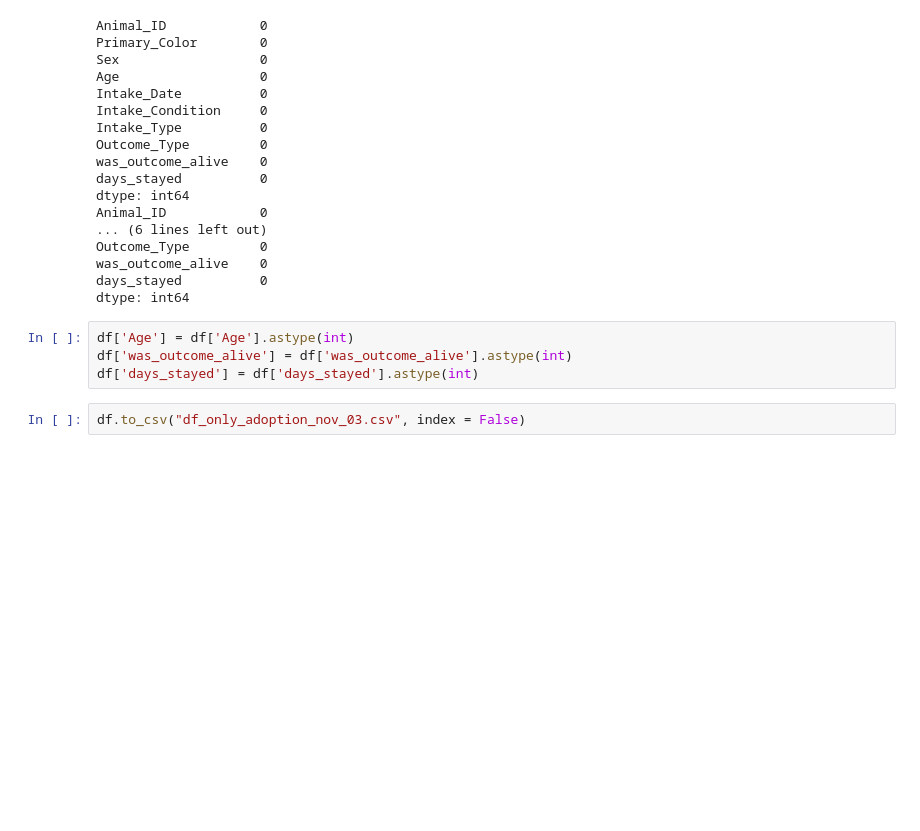
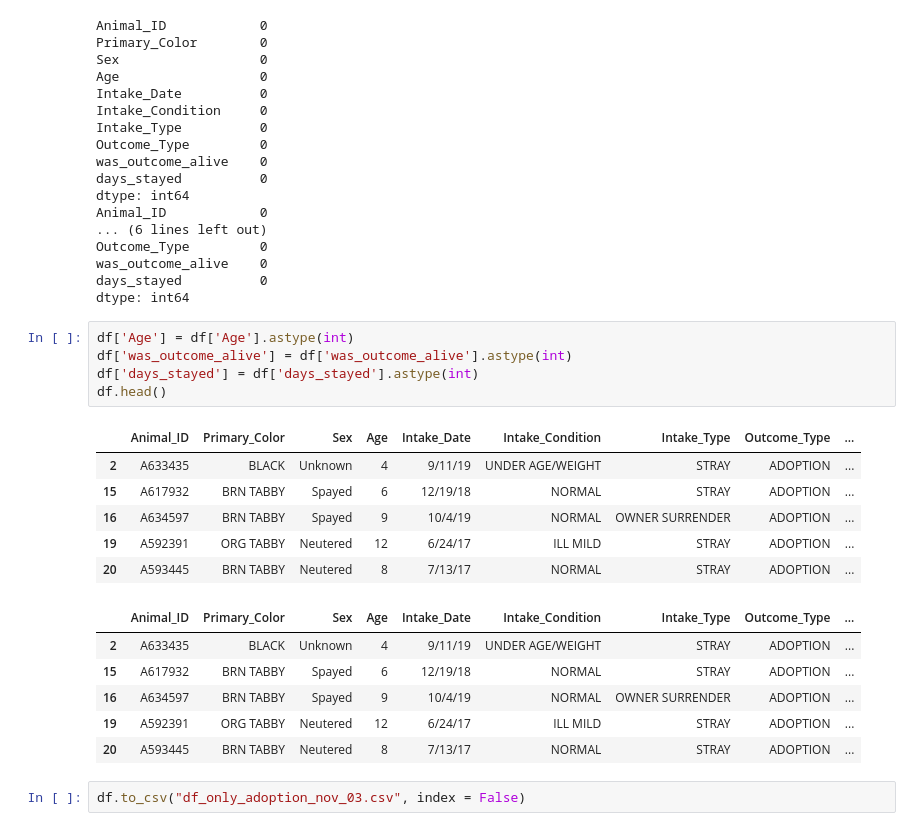
Before and after one commit to AhnafHamim/Furrever-stay, a Jupyter notebook: data-cleaning-changes/removing_outliers.ipynb, the cells around one changed output. Drawn from its saved outputs; the diff is of its cells as text; blank space fills up the shorter version.

Commit message:
Only kept adoption

```diff
--- a/data-cleaning-changes/removing_outliers.ipynb
+++ b/data-cleaning-changes/removing_outliers.ipynb
@@ -94,10 +94,24 @@ Outcome_Type         0
 was_outcome_alive    0
 days_stayed          0
 dtype: int64
-# %%
-df['Age'] = df['Age'].astype(int)
-df['was_outcome_alive'] = df['was_outcome_alive'].astype(int)
-df['days_stayed'] = df['days_stayed'].astype(int)
+# %%
+df['Age'] = df['Age'].astype(int)
+df['was_outcome_alive'] = df['was_outcome_alive'].astype(int)
+df['days_stayed'] = df['days_stayed'].astype(int)
+df.head()
+# %% [output]
+|  | Animal_ID | Primary_Color | Sex | Age | Intake_Date | Intake_Condition | Intake_Type | Outcome_Type | ... |
+| 2 | A633435 | BLACK | Unknown | 4 | 9/11/19 | UNDER AGE/WEIGHT | STRAY | ADOPTION | ... |
+| 15 | A617932 | BRN TABBY | Spayed | 6 | 12/19/18 | NORMAL | STRAY | ADOPTION | ... |
+| 16 | A634597 | BRN TABBY | Spayed | 9 | 10/4/19 | NORMAL | OWNER SURRENDER | ADOPTION | ... |
+| 19 | A592391 | ORG TABBY | Neutered | 12 | 6/24/17 | ILL MILD | STRAY | ADOPTION | ... |
+| 20 | A593445 | BRN TABBY | Neutered | 8 | 7/13/17 | NORMAL | STRAY | ADOPTION | ... |
+|  | Animal_ID | Primary_Color | Sex | Age | Intake_Date | Intake_Condition | Intake_Type | Outcome_Type | ... |
+| 2 | A633435 | BLACK | Unknown | 4 | 9/11/19 | UNDER AGE/WEIGHT | STRAY | ADOPTION | ... |
+| 15 | A617932 | BRN TABBY | Spayed | 6 | 12/19/18 | NORMAL | STRAY | ADOPTION | ... |
+| 16 | A634597 | BRN TABBY | Spayed | 9 | 10/4/19 | NORMAL | OWNER SURRENDER | ADOPTION | ... |
+| 19 | A592391 | ORG TABBY | Neutered | 12 | 6/24/17 | ILL MILD | STRAY | ADOPTION | ... |
+| 20 | A593445 | BRN TABBY | Neutered | 8 | 7/13/17 | NORMAL | STRAY | ADOPTION | ... |
 # %%
 df.to_csv("df_only_adoption_nov_03.csv", index = False)
 # %%
```
Also changed, not shown: parts of 1 cell of this notebook.
